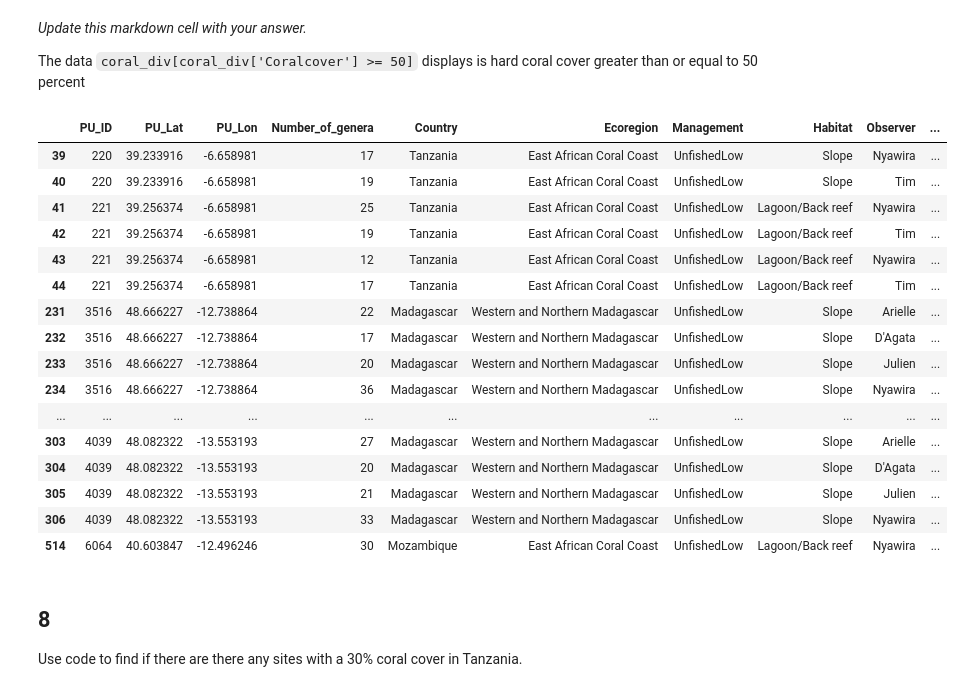
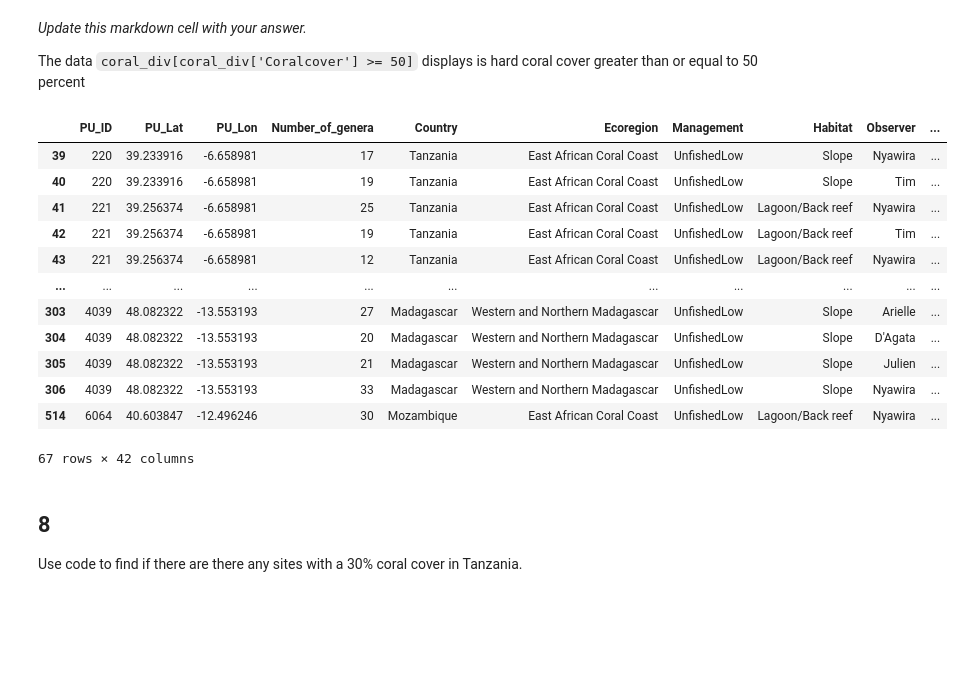
Before and after one commit to kristinaglass/eds220-hwk-1, a Jupyter notebook: hwk1-task3.ipynb, the cells around one changed output. Cells and saved outputs as stored; diff of their text form; code cells hidden in the pictures; blank space fills up the shorter version.

Commit message:
updated markdown cells and added more columns

```diff
--- a/hwk1-task3.ipynb
+++ b/hwk1-task3.ipynb
@@ -202,28 +202,24 @@ The data `coral_div[coral_div['Coralcover'] >= 50]` displays is hard coral cover
 # %%
 #shows max number of columns in dataframe
 pd.set_option("display.max.columns", None)
 #shows max number of rows in dataframe
-pd.set_option("display.max.rows", None)
+#pd.set_option("display.max.rows", None)
 #displays all rows with coral cover >= 50%
 coral_div[coral_div['Coralcover'] >= 50]
 # %% [output]
 |  | PU_ID | PU_Lat | PU_Lon | Number_of_genera | Country | Ecoregion | Management | Habitat | Observer | ... |
 | 39 | 220 | 39.233916 | -6.658981 | 17 | Tanzania | East African Coral Coast | UnfishedLow | Slope | Nyawira | ... |
 | 40 | 220 | 39.233916 | -6.658981 | 19 | Tanzania | East African Coral Coast | UnfishedLow | Slope | Tim | ... |
 | 41 | 221 | 39.256374 | -6.658981 | 25 | Tanzania | East African Coral Coast | UnfishedLow | Lagoon/Back reef | Nyawira | ... |
 | 42 | 221 | 39.256374 | -6.658981 | 19 | Tanzania | East African Coral Coast | UnfishedLow | Lagoon/Back reef | Tim | ... |
 | 43 | 221 | 39.256374 | -6.658981 | 12 | Tanzania | East African Coral Coast | UnfishedLow | Lagoon/Back reef | Nyawira | ... |
-| 44 | 221 | 39.256374 | -6.658981 | 17 | Tanzania | East African Coral Coast | UnfishedLow | Lagoon/Back reef | Tim | ... |
-| 231 | 3516 | 48.666227 | -12.738864 | 22 | Madagascar | Western and Northern Madagascar | UnfishedLow | Slope | Arielle | ... |
-| 232 | 3516 | 48.666227 | -12.738864 | 17 | Madagascar | Western and Northern Madagascar | UnfishedLow | Slope | D'Agata | ... |
-| 233 | 3516 | 48.666227 | -12.738864 | 20 | Madagascar | Western and Northern Madagascar | UnfishedLow | Slope | Julien | ... |
-| 234 | 3516 | 48.666227 | -12.738864 | 36 | Madagascar | Western and Northern Madagascar | UnfishedLow | Slope | Nyawira | ... |
 | ... | ... | ... | ... | ... | ... | ... | ... | ... | ... | ... |
 | 303 | 4039 | 48.082322 | -13.553193 | 27 | Madagascar | Western and Northern Madagascar | UnfishedLow | Slope | Arielle | ... |
 | 304 | 4039 | 48.082322 | -13.553193 | 20 | Madagascar | Western and Northern Madagascar | UnfishedLow | Slope | D'Agata | ... |
 | 305 | 4039 | 48.082322 | -13.553193 | 21 | Madagascar | Western and Northern Madagascar | UnfishedLow | Slope | Julien | ... |
 | 306 | 4039 | 48.082322 | -13.553193 | 33 | Madagascar | Western and Northern Madagascar | UnfishedLow | Slope | Nyawira | ... |
 | 514 | 6064 | 40.603847 | -12.496246 | 30 | Mozambique | East African Coral Coast | UnfishedLow | Lagoon/Back reef | Nyawira | ... |
+67 rows × 42 columns
 # %% [markdown]
 ## 8
 
```
Also changed, not shown: parts of 7 cells of this notebook.
